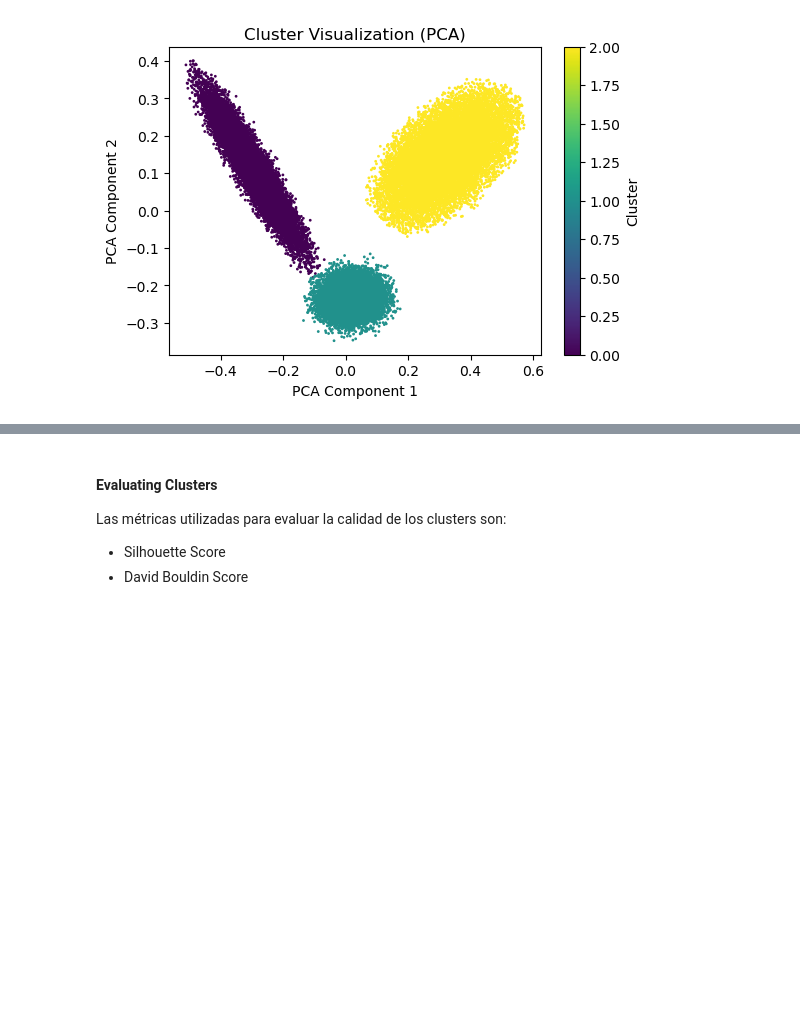
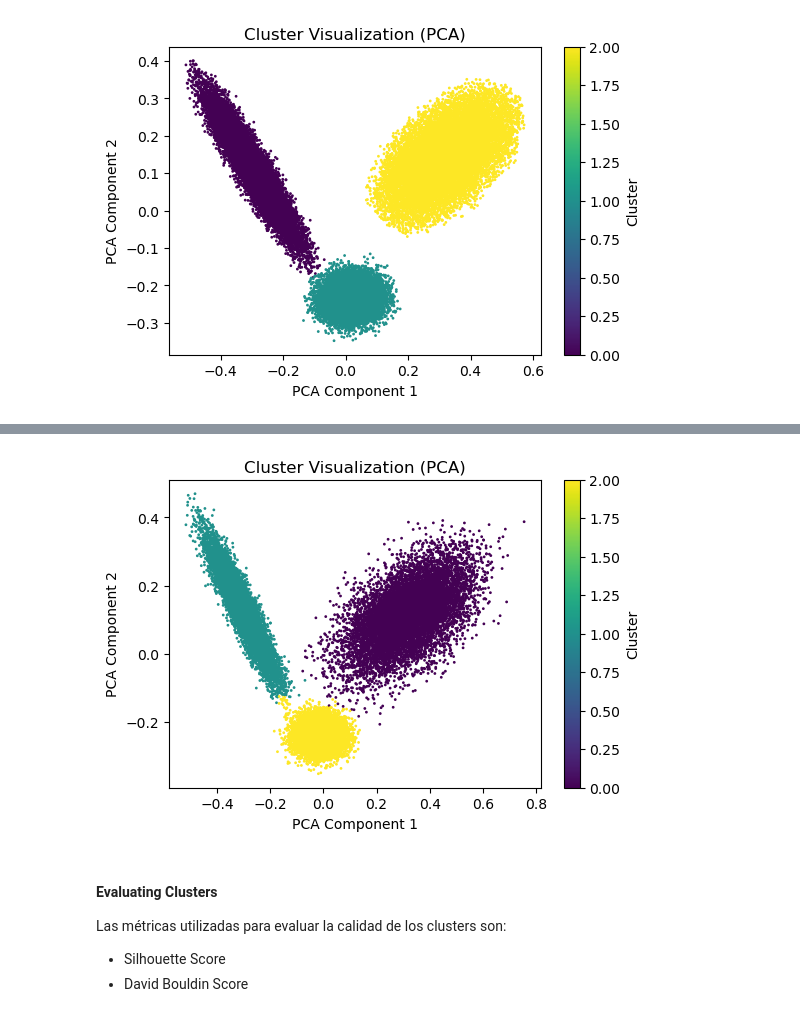
Before and after one commit to davexat/Client_Segmentation_Dashboard, a Jupyter notebook: notebooks/3.0_dsb_clustering_implementation.ipynb, the cells around one changed output, grey strips where cells are left out. Saved outputs shown, nothing was run; the diff lists cells and outputs as text; code cells hidden in the pictures; blank space fills up the shorter version.

```diff
--- a/notebooks/3.0_dsb_clustering_implementation.ipynb
+++ b/notebooks/3.0_dsb_clustering_implementation.ipynb
@@ -213,0 +249,5 @@ visualize_clusters(scaled_db, df_dbscan, "cluster")
+# %%
+hierarchical = AgglomerativeClustering(n_clusters=3, metric='euclidean', linkage='ward')
+df_agglom["cluster"] = hierarchical.fit_predict(scaled_ag)
+print("Primeras etiquetas de cluster asignadas:")
+print(df_agglom["cluster"][:10])
@@ -214,3 +267,7 @@ visualize_clusters(scaled_db, df_dbscan, "cluster")
+# %%
+visualize_clusters(scaled_ag, df_agglom, "cluster")
+# %% [output]
+[figure, new version]
 # %% [markdown]
 #### Evaluating Clusters
 Las métricas utilizadas para evaluar la calidad de los clusters son:
```
Also changed, not shown: parts of 21 cells of this notebook, 1 other file.
